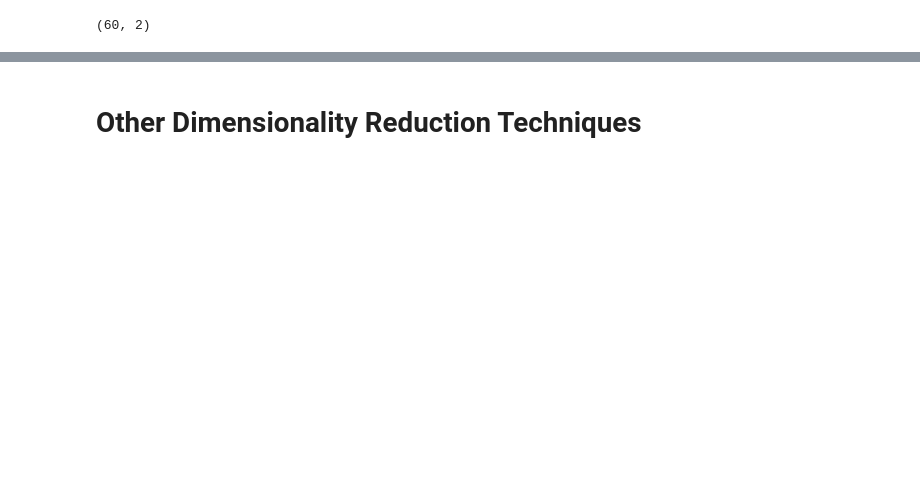
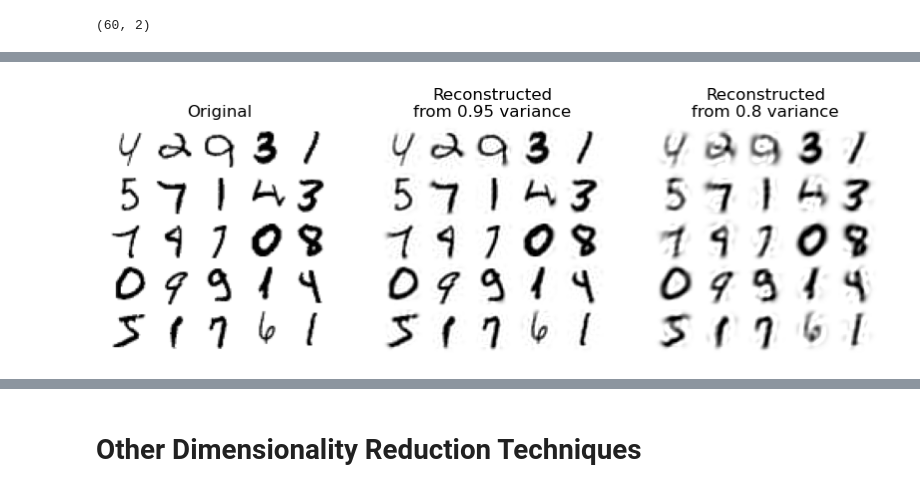
Before and after one commit to ufidon/ml, a Jupyter notebook: mod4/dr.ipynb, the cells around one changed output, grey strips where cells are left out. Drawn from its saved outputs; the diff is of its cells as text; code cells hidden in the pictures; blank space fills up the shorter version.

```diff
--- a/mod4/dr.ipynb
+++ b/mod4/dr.ipynb
@@ -453,0 +600,22 @@ X2D.shape
+# %%
+# 1. compress and reconstruct dataset with PCA
+pca1 = PCA(0.95)
+X_reduced1 = pca1.fit_transform(X_train, y_train)
+pca2 = PCA(0.8)
+X_reduced2 = pca2.fit_transform(X_train, y_train)
+# %%
+X_recovered1 = pca1.inverse_transform(X_reduced1)
+X_recovered2 = pca2.inverse_transform(X_reduced2)
+# %%
+fig8, ax8 = plt.subplots(1, 3, figsize=(10, 4))
+for idx, X in enumerate((X_train[::2100], X_recovered1[::2100], X_recovered2[::2100])):
+    ax = ax8[idx]
+    ax.set_title(["Original", "Reconstructed\nfrom 0.95 variance", "Reconstructed\nfrom 0.8 variance"][idx])
+    for row in range(5):
+        for col in range(5):
+            ax.imshow(X[row * 5 + col].reshape(28, 28), cmap="binary",
+                       vmin=0, vmax=255, extent=(row, row + 1, col, col + 1))
+            ax.axis([0, 5, 0, 5])
+            ax.axis("off")
+# %% [output]
+[figure, added]
```
Also changed, not shown: parts of 42 cells of this notebook, 1 other file.
